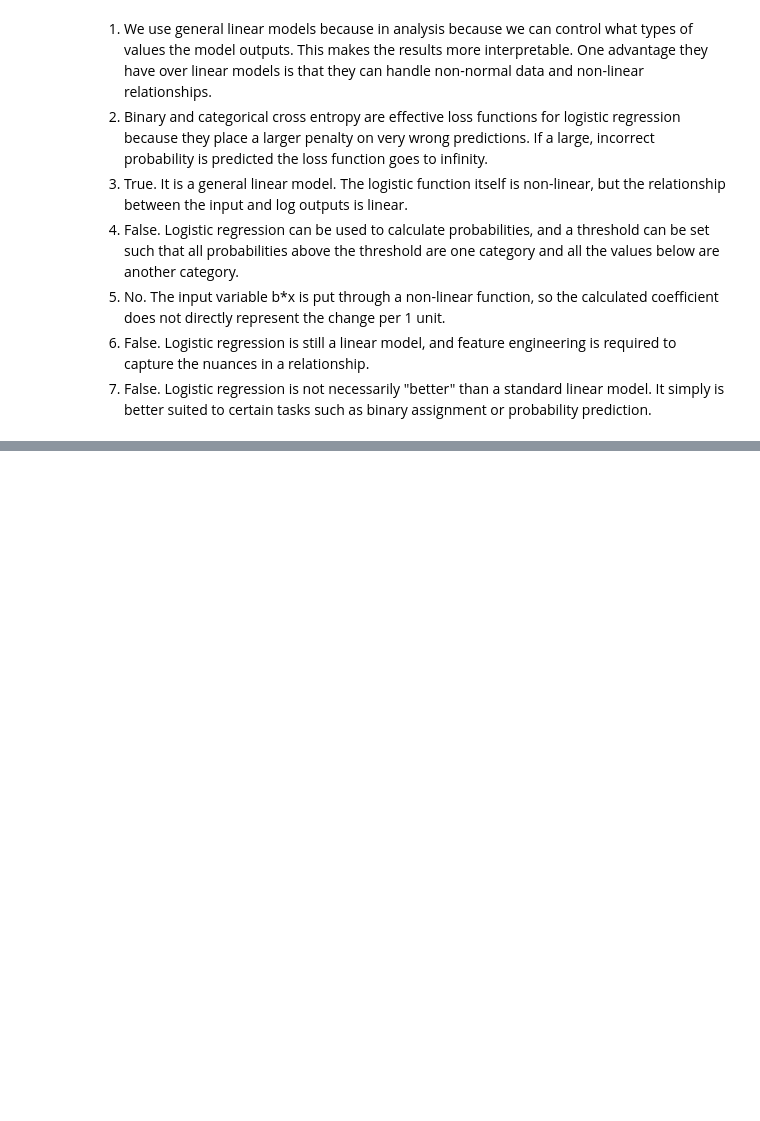
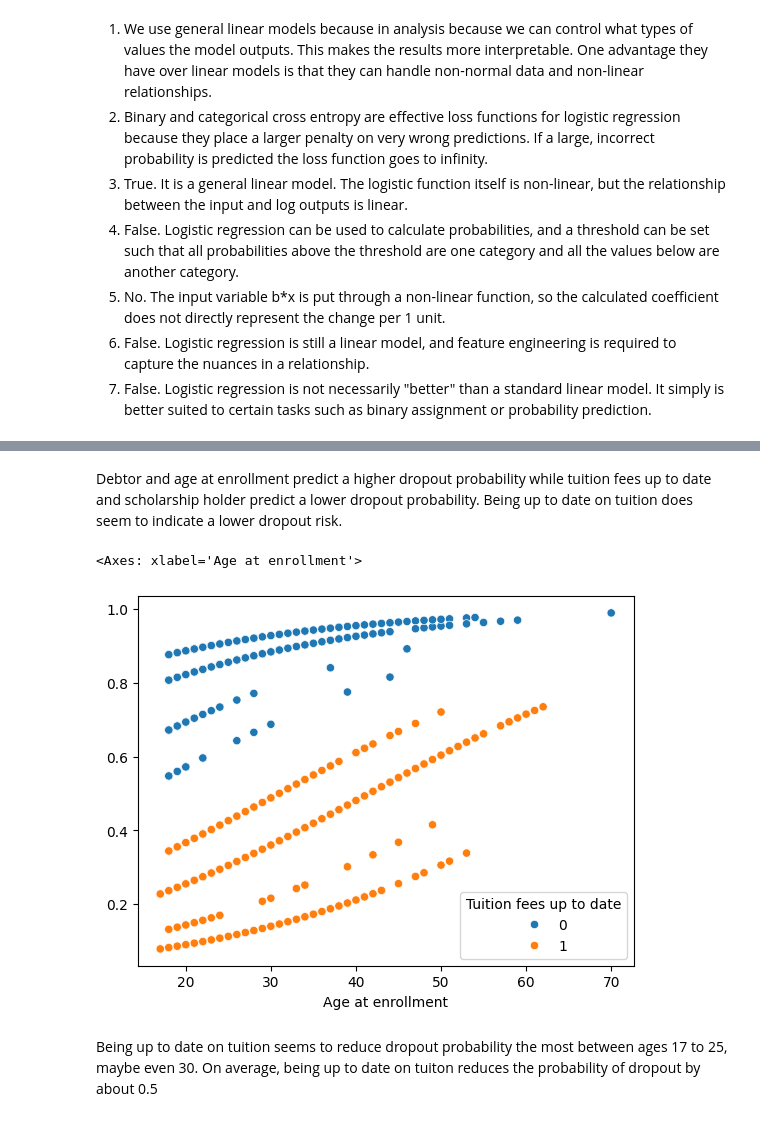
Before and after one commit to oliviapang/DS_3001_Assignments, a Jupyter notebook: Assignment_5/5_General_Linear_Models.ipynb, the cells around one changed output, grey strips where cells are left out. Drawn from its saved outputs; the diff is of its cells as text; code cells hidden in the pictures; blank space fills up the shorter version.

```diff
--- a/Assignment_5/5_General_Linear_Models.ipynb
+++ b/Assignment_5/5_General_Linear_Models.ipynb
@@ -12,0 +30,10 @@
+# %%
+# 1
+df = pd.read_csv('/content/undergrad_ml_assignments/data/data.csv', sep = ';')
+# %%
+df.columns
+columns = ['Debtor','Tuition fees up to date', 'Scholarship holder','Age at enrollment','Curricular units 1st sem (approved)',
+      'Target']
+df = df.loc[:, columns]
+print(df.isna().sum()) # no missing values
+df['Dropout'] = df['Target'].apply(lambda x: 0 if x == 'Graduate' or x == 'Enrolled' else 1)
@@ -12,0 +48,9 @@
+# %%
+# 2
+from sklearn.linear_model import LogisticRegression
+
+y = df['Dropout']
+X = df.drop(columns = ['Curricular units 1st sem (approved)', 'Target', 'Dropout'])
+reg = LogisticRegression(penalty=None,max_iter=5000)
+reg = reg.fit(X,y)
+pd.DataFrame({'Variable':reg.feature_names_in_,'Coefficient':reg.coef_[0]})
@@ -12,0 +63,12 @@
+# %% [markdown]
+Debtor and age at enrollment predict a higher dropout probability while tuition fees up to date and scholarship holder predict a lower dropout probability. Being up to date on tuition does seem to indicate a lower dropout risk.
+# %%
+# 3
+prob = reg.predict_proba(X)
+sns.scatterplot(x = df['Age at enrollment'], y = prob[:, 1], hue = df['Tuition fees up to date'] )
+# plot shows probability of being a dropout
+# %% [output]
+<Axes: xlabel='Age at enrollment'>
+[figure, added]
+# %% [markdown]
+Being up to date on tuition seems to reduce dropout probability the most between ages 17 to 25, maybe even 30. On average, being up to date on tuiton reduces the probability of dropout by about 0.5
```
Also changed, not shown: parts of 29 cells of this notebook.
